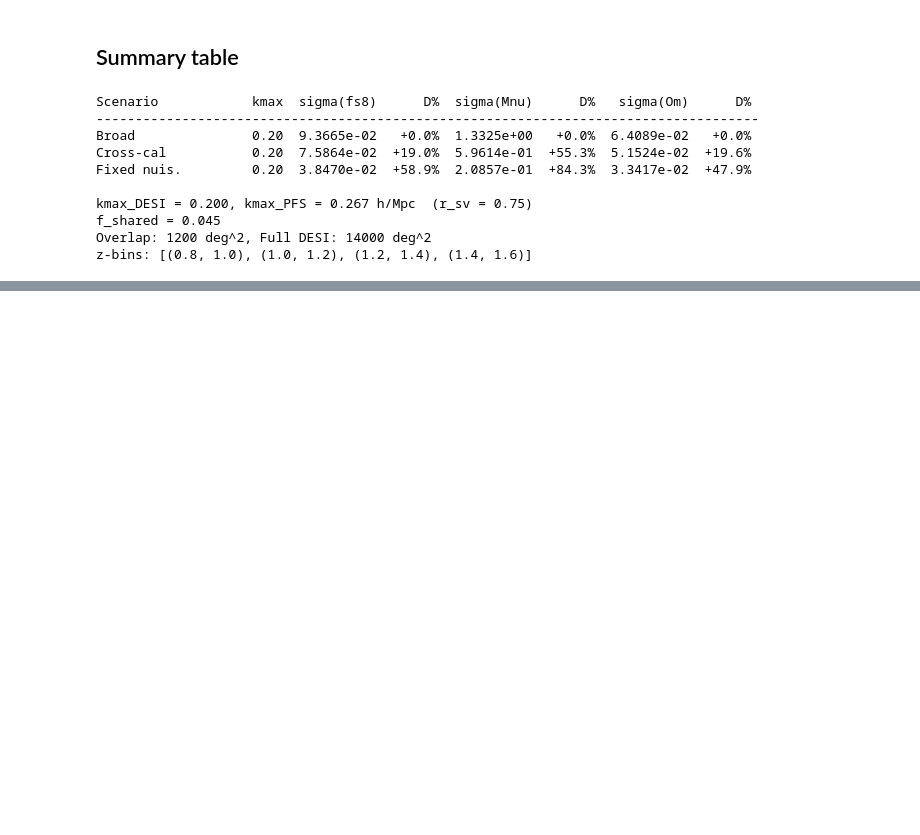
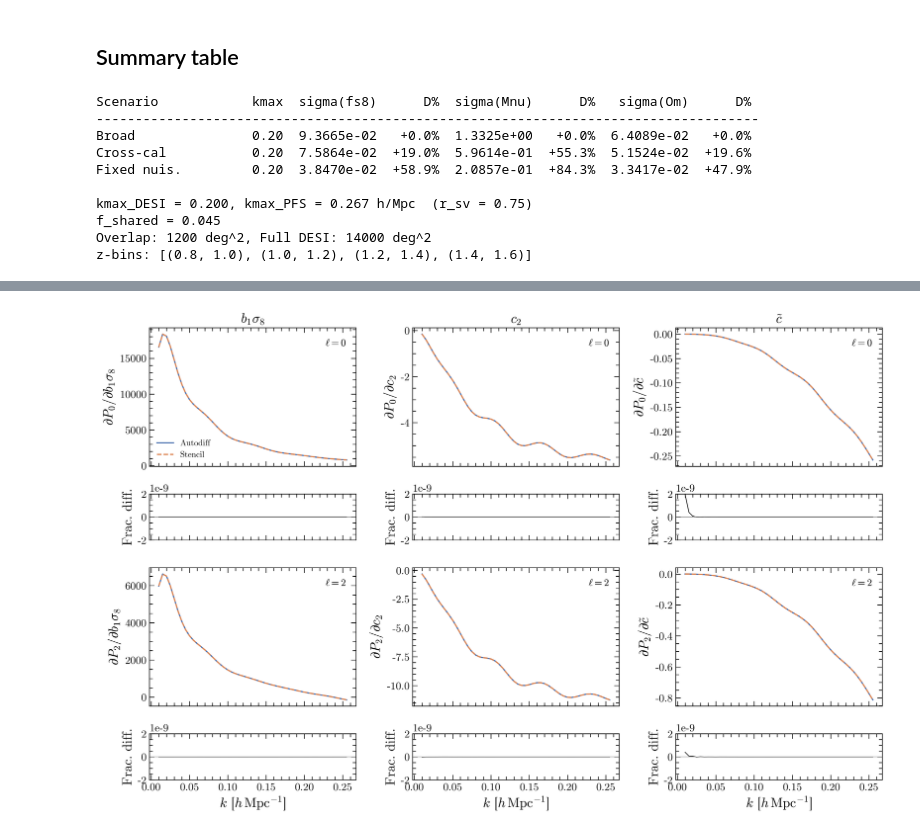
Before and after one commit to MinhMPA/PFSxDESI-multi-fish, a Jupyter notebook: notebooks/figures.ipynb, the cells around one changed output, grey strips where cells are left out. Saved outputs shown, nothing was run; the diff lists cells and outputs as text; code cells hidden in the pictures; blank space fills up the shorter version.

```diff
--- a/notebooks/figures.ipynb
+++ b/notebooks/figures.ipynb
@@ -346,0 +408,39 @@ z-bins: [(0.8, 1.0), (1.0, 1.2), (1.2, 1.4), (1.4, 1.6)]
+# %%
+
+fig, axes = plt.subplots(2 * len(ells_d), len(param_specs),
+    figsize=(4.5 * len(param_specs), 2.2 * 2 * len(ells_d)),
+    gridspec_kw={"height_ratios": [3, 1] * len(ells_d)}, sharex="col")
+
+for j, (pname, plabel) in enumerate(param_specs):
+    for ie, ell in enumerate(ells_d):
+        ax_main = axes[2 * ie, j]
+        ax_res  = axes[2 * ie + 1, j]
+
+        dp_ad = np.asarray(dPell_dtheta_autodiff(ps, k_deriv, pk_data, params, pname, s8, ell))
+        dp_st = np.asarray(dPell_dtheta_stencil(ps, k_deriv, pk_data, params, pname, s8, ell))
+
+        ax_main.plot(k_np, dp_ad, "-", color="#4C72B0", lw=1.5, label="Autodiff")
+        ax_main.plot(k_np, dp_st, "--", color="#DD8452", lw=1.5, label="Stencil")
+        if ie == 0 and j == 0:
+            ax_main.legend(frameon=False, fontsize=10)
+        ax_main.set_ylabel(rf"$\partial P_{ell}/\partial${plabel}")
+        ax_main.text(0.95, 0.92, ell_labels_d[ell], transform=ax_main.transAxes,
+                     ha="right", va="top", fontsize=12)
+
+        scale = np.maximum(np.abs(dp_ad), np.abs(dp_st))
+        mask = scale > 1e-8 * np.max(scale)
+        frac = np.full_like(dp_ad, np.nan)
+        frac[mask] = (dp_ad[mask] - dp_st[mask]) / scale[mask]
+        ax_res.plot(k_np, frac, "-", color="k", lw=0.8)
+        ax_res.axhline(0, ls="-", color="gray", lw=0.5)
+        ax_res.set_ylim(-2e-9, 2e-9)
+        ax_res.set_ylabel("Frac. diff.")
+        if ie == len(ells_d) - 1:
+            ax_res.set_xlabel(r"$k$ [$h\,\mathrm{Mpc}^{-1}$]")
+        if ie == 0:
+            ax_main.set_title(plabel)
+
+fig.tight_layout()
+plt.show()
+# %% [output]
+[figure, added]
```
Also changed, not shown: parts of 11 cells of this notebook, 7 other files.
